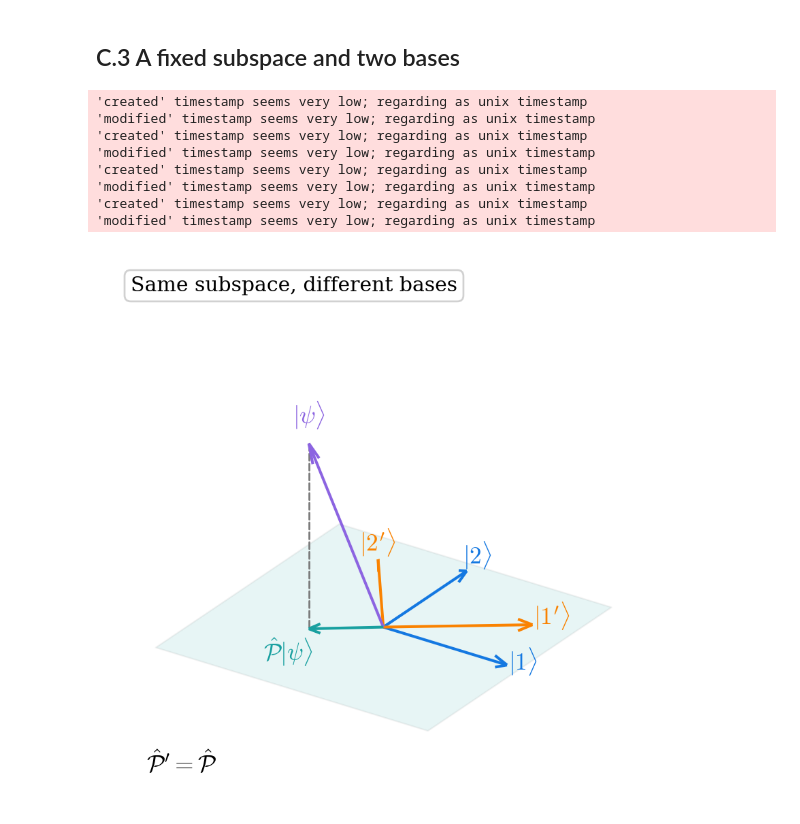
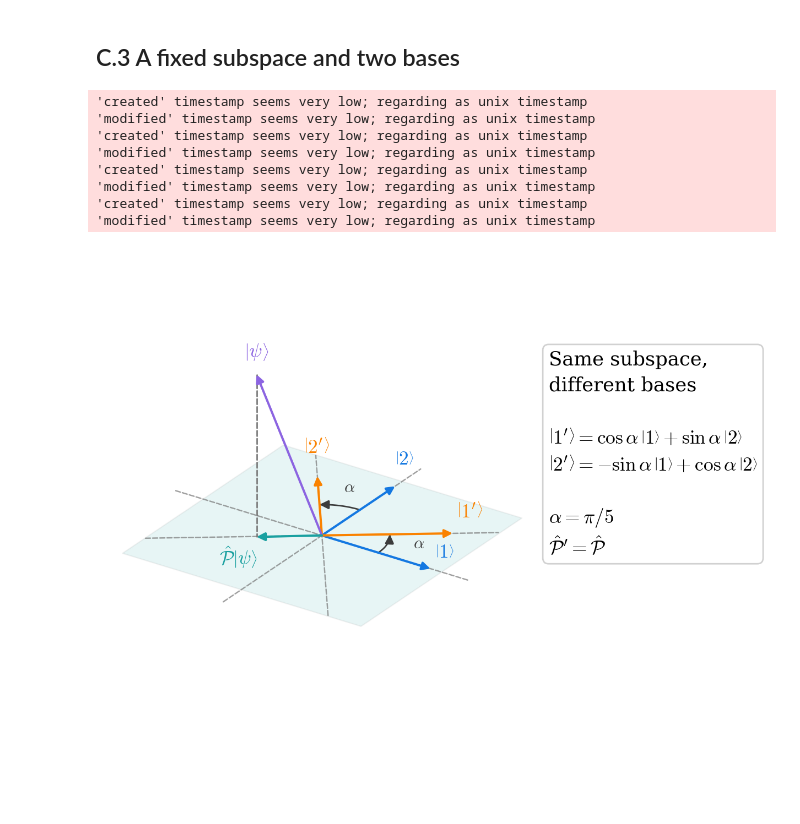
Before and after one commit to Photonico/PhD_thesis_20251216, a Jupyter notebook: figures_topo/figures_topo.ipynb, the cells around one changed output. Drawn from its saved outputs; the diff is of its cells as text; code cells hidden in the pictures; blank space fills up the shorter version.

```diff
--- a/figures_topo/figures_topo.ipynb
+++ b/figures_topo/figures_topo.ipynb
@@ -51,25 +60,22 @@ for panel, (ax, phases) in enumerate(zip(axes, gauges)):
     for a in angles + np.pi/4:
         start = .72*np.array([np.cos(a-.13), np.sin(a-.13)])
         end = .72*np.array([np.cos(a+.13), np.sin(a+.13)])
-        ax.annotate("", end, start, arrowprops=dict(arrowstyle="-|>",
-                    color=blue, lw=line_width, mutation_scale=11))
+        ax.annotate("", end, start, arrowprops=dict(arrow, color=blue))
     for j, (point, phase) in enumerate(zip(points, phases)):
         ax.add_patch(Circle(point, .14, facecolor="white", edgecolor=grey,
                             lw=.8, zorder=4))
         end = point + .12*np.array([np.cos(phase), np.sin(phase)])
-        ax.annotate("", end, point, zorder=6, arrowprops=dict(
-            arrowstyle="-|>", color=orange, lw=line_width, mutation_scale=9,
-            shrinkA=0, shrinkB=0))
+        ax.annotate("", end, point, zorder=6, arrowprops=dict(arrow, color=orange))
         ax.plot(*point, marker="o", ms=3, color=teal, zorder=7)
         position = point + .32*np.array([np.cos(angles[j]), np.sin(angles[j])])
         if j == 3:
             position = point + [.32, -.04]
-        name = rf"$|u_{j}\rangle$" if panel == 0 else rf"$|u'_{j}\rangle$"
-        ax.text(*position, name, fontsize=11, ha="center", va="center")
+        name = rf"$\left|u_{j}\right\rangle$" if panel == 0 else rf"$\left|u'_{j}\right\rangle$"
+        ax.text(*position, name, fontsize=label, ha="center", va="center")
     ax.text(0, .02, r"$C$", fontsize=label, color=blue, ha="center")
-    formula = (r"$Z_C=\prod_j\langle u_j|u_{j+1}\rangle$" if panel == 0
+    formula = (r"$Z_C=\prod_j\left\langle u_j\middle|u_{j+1}\right\rangle$" if panel == 0
                else r"$Z'_C=Z_C$")
-    ax.text(0, -1.23, formula, fontsize=11, ha="center", va="center")
+    ax.text(0, -1.23, formula, fontsize=label, ha="center", va="center")
 
 fig.savefig(output_directory / "C.1_phase_gauge.pdf", metadata={"CreationDate": None})
 plt.show()
@@ -176,53 +191,63 @@ plt.close(fig)
 # %%
 # a real rotation is a simple unitary change of basis
 angle = np.pi/5
+axis_extent = 1.35
 basis = np.array([[1., 0., 0.], [0., 1., 0.]])
 rotated = np.array([[np.cos(angle), np.sin(angle), 0.],
                     [-np.sin(angle), np.cos(angle), 0.]])
 psi = np.array([-.40, -.30, .82])
 projection = np.array([psi[0], psi[1], 0.])
 fig = plt.figure(figsize=basis_size, dpi=dpi)
-ax = fig.add_subplot(111, projection="3d", computed_zorder=False)
-fig.subplots_adjust(left=0, right=1, bottom=0, top=1)
+ax = fig.add_axes([.01, .015, .565, .97], projection="3d", computed_zorder=False)
 ax.set_proj_type("ortho")
 ax.view_init(elev=27, azim=-56)
-ax.set_box_aspect((1, 1, .85), zoom=1.12)
-ax.set(xlim=(-1.25, 1.25), ylim=(-1.25, 1.25), zlim=(-.15, 1.1))
+ax.set_box_aspect((1, 1, .85), zoom=1.25)
+ax.set(xlim=(-1.25, 1.25), ylim=(-1.25, 1.25), zlim=(-.25, 1.0))
 ax.set_axis_off()
-ax.set_title("Same subspace, different bases", loc="left", x=.04, y=.97,
-             pad=0, va="top", fontsize=subtitle, bbox=tab)
 plane = [[-1.1, -1.1, 0], [1.1, -1.1, 0], [1.1, 1.1, 0], [-1.1, 1.1, 0]]
 ax.add_collection3d(Poly3DCollection([plane], facecolor=teal, alpha=.10,
                                    edgecolor=grey, linewidth=.8, zorder=1))
 for vectors, color, prime in [(basis, blue, ""), (rotated, orange, "'")]:
     for j, vector in enumerate(vectors):
-        ax.quiver(0, 0, 0, *vector, color=color, linewidth=line_width,
-                  arrow_length_ratio=.10, zorder=4)
-        position = 1.13*vector
-        ax.text(*position, rf"$|{j+1}{prime}\rangle$", color=color,
+        axis = np.outer([-axis_extent, axis_extent], vector)
+        ax.plot(*axis.T, color=grey, ls="--", lw=.9, alpha=.7, zorder=3)
+        arrow3d(ax, [0, 0, 0], vector, color)
+        position = 1.13*vector + [0, 0, .08]
+        ax.text(*position, rf"$\left|{j+1}{prime}\right\rangle$", color=color,
                 fontsize=label, ha="center", zorder=6)
-ax.quiver(0, 0, 0, *psi, color=violet, linewidth=line_width,
-          arrow_length_ratio=.10, zorder=5)
-ax.quiver(0, 0, 0, *projection, color=teal, linewidth=line_width,
-          arrow_length_ratio=.16, zorder=6)
+# The same rotation relates both pairs of basis vectors.
+a = np.linspace(0, angle, 41)
+for offset in (0, np.pi/2):
+    arc = .52*np.column_stack((np.cos(a+offset), np.sin(a+offset), np.zeros_like(a)))
+    ax.plot(*arc.T, color=dark_grey, lw=1, zorder=7)
+    arrow3d(ax, arc[-8], arc[-1], dark_grey)
+    position = .77*np.array([np.cos(offset+angle/2), np.sin(offset+angle/2), 0])
+    ax.text(*position, r"$\alpha$", fontsize=11, color=dark_grey, ha="center", zorder=9)
+arrow3d(ax, [0, 0, 0], psi, violet)
+arrow3d(ax, [0, 0, 0], projection, teal)
 ax.plot([psi[0], projection[0]], [psi[1], projection[1]], [psi[2], 0],
         color=grey, ls="--", lw=1, zorder=3)
-ax.text(*(psi + [0, 0, .09]), r"$|\psi\rangle$", color=violet, fontsize=label, ha="center")
-ax.text(*(projection + [-.10, -.10, -.13]), r"$\hat{\mathcal{P}}|\psi\rangle$",
+ax.text(*(psi + [0, 0, .09]), r"$\left|\psi\right\rangle$", color=violet, fontsize=label, ha="center")
+ax.text(*(projection + [-.10, -.10, -.13]), r"$\hat{\mathcal{P}}\left|\psi\right\rangle$",
         color=teal, fontsize=label, ha="center", zorder=7)
-ax.text2D(.07, .04, r"$\hat{\mathcal{P}}'=\hat{\mathcal{P}}$", transform=ax.transAxes,
-          fontsize=label, bbox=dict(boxstyle="round", facecolor="white", edgecolor="none", alpha=.9))
+info = ("Same subspace,\ndifferent bases\n\n"
+        r"$\left|1'\right\rangle=\cos\alpha\,\left|1\right\rangle+\sin\alpha\,\left|2\right\rangle$" + "\n"
+        r"$\left|2'\right\rangle=-\sin\alpha\,\left|1\right\rangle+\cos\alpha\,\left|2\right\rangle$" + "\n\n"
+        r"$\alpha=\mathrm{\pi}/5$" + "\n"
+        r"$\hat{\mathcal{P}}'=\hat{\mathcal{P}}$")
+fig.text(.60, .77, info, fontsize=label, ha="left", va="top",
+         linespacing=1.45, bbox=tab)
 
 fig.savefig(output_directory / "C.3_subspace_basis.pdf", metadata={"CreationDate": None})
 plt.show()
 plt.close(fig)
 # %% [output]
 'created' timestamp seems very low; regarding as unix timestamp
 'modified' timestamp seems very low; regarding as unix timestamp
 'created' timestamp seems very low; regarding as unix timestamp
 'modified' timestamp seems very low; regarding as unix timestamp
 'created' timestamp seems very low; regarding as unix timestamp
 'modified' timestamp seems very low; regarding as unix timestamp
 'created' timestamp seems very low; regarding as unix timestamp
 'modified' timestamp seems very low; regarding as unix timestamp
-[figure, old version]
+[figure, new version]
```
Also changed, not shown: parts of 3 cells of this notebook, 11 other files.
